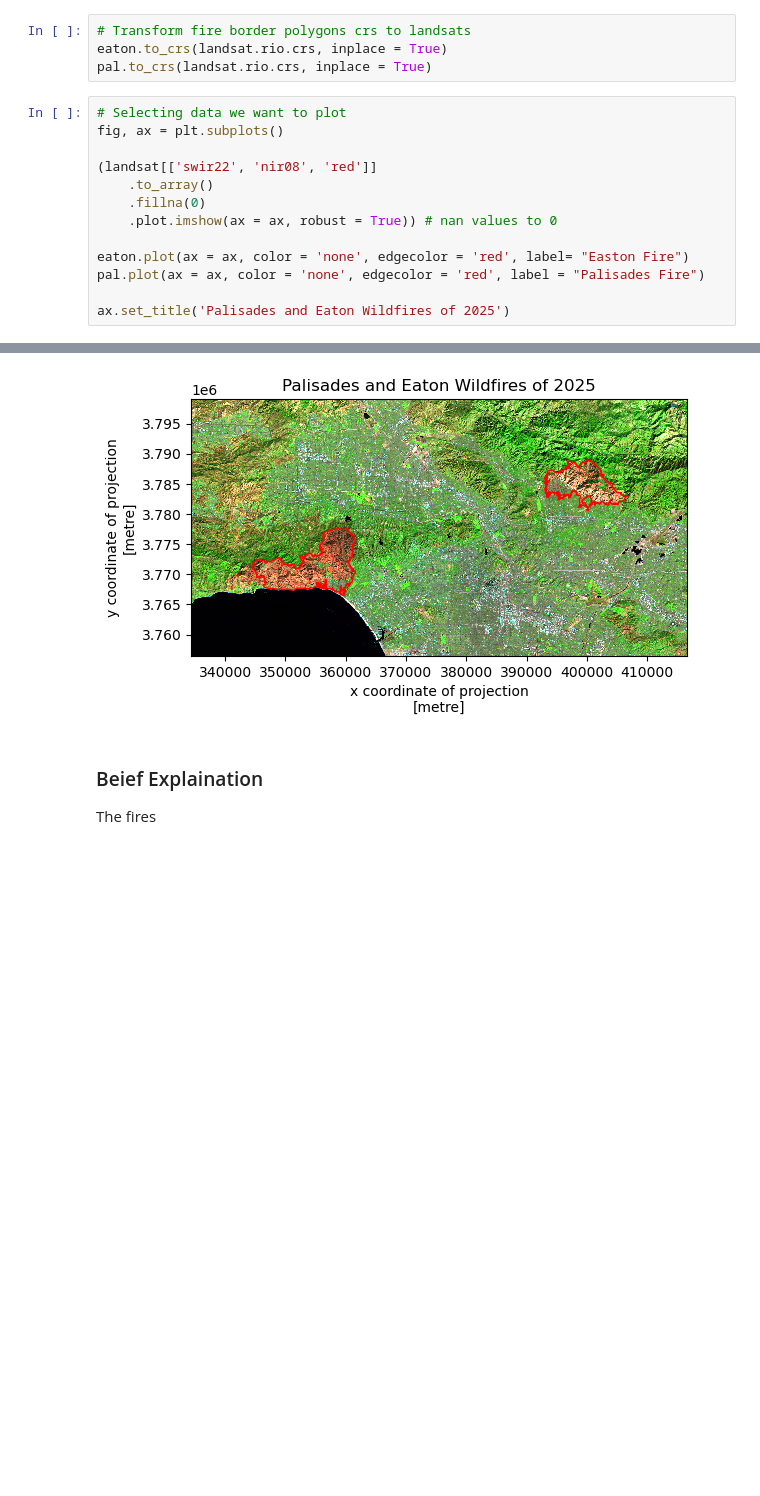
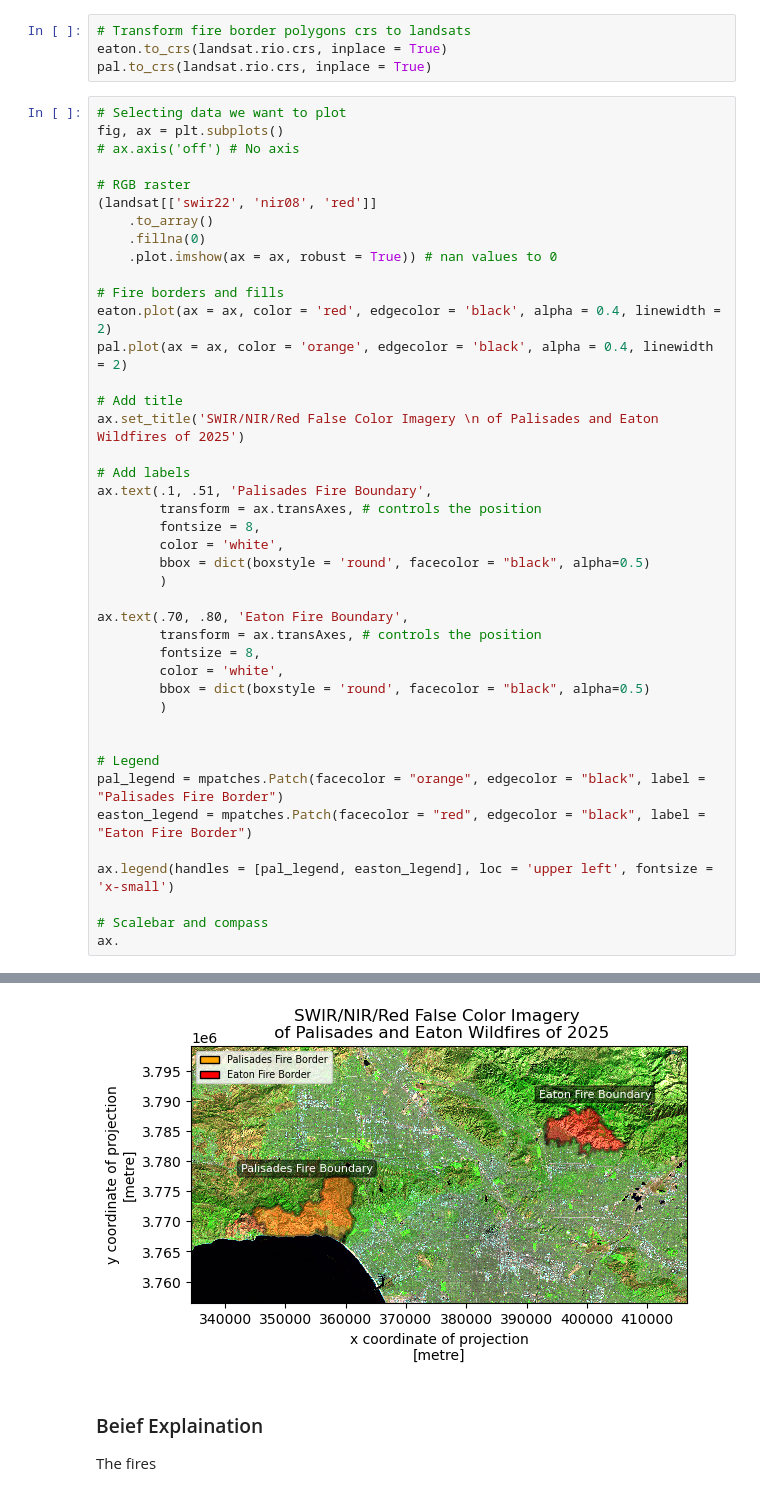
Before and after one commit to meganhessel/eds220-hwk4, a Jupyter notebook: hwk4-task2-false-color-YOURLASTNAME.ipynb, the cells around one changed output, grey strips where cells are left out. Cells and saved outputs as stored; diff of their text form; blank space fills up the shorter version.

Commit message:
Add legend to final map

```diff
--- a/hwk4-task2-false-color-YOURLASTNAME.ipynb
+++ b/hwk4-task2-false-color-YOURLASTNAME.ipynb
@@ -223,14 +224,43 @@ pal.to_crs(landsat.rio.crs, inplace = True)
 # %%
 # Selecting data we want to plot
 fig, ax = plt.subplots()
+# ax.axis('off') # No axis
 
+# RGB raster
 (landsat[['swir22', 'nir08', 'red']]
     .to_array()
     .fillna(0)
     .plot.imshow(ax = ax, robust = True)) # nan values to 0
 
-eaton.plot(ax = ax, color = 'none', edgecolor = 'red', label= "Easton Fire")
-pal.plot(ax = ax, color = 'none', edgecolor = 'red', label = "Palisades Fire")
+# Fire borders and fills
+eaton.plot(ax = ax, color = 'red', edgecolor = 'black', alpha = 0.4, linewidth = 2)
+pal.plot(ax = ax, color = 'orange', edgecolor = 'black', alpha = 0.4, linewidth = 2)
 
-ax.set_title('Palisades and Eaton Wildfires of 2025')
+# Add title
+ax.set_title('SWIR/NIR/Red False Color Imagery \n of Palisades and Eaton Wildfires of 2025')
+
+# Add labels
+ax.text(.1, .51, 'Palisades Fire Boundary',
+        transform = ax.transAxes, # controls the position
+        fontsize = 8,
+        color = 'white',
+        bbox = dict(boxstyle = 'round', facecolor = "black", alpha=0.5)
+        )
+
+ax.text(.70, .80, 'Eaton Fire Boundary',
+        transform = ax.transAxes, # controls the position
+        fontsize = 8,
+        color = 'white',
+        bbox = dict(boxstyle = 'round', facecolor = "black", alpha=0.5)
+        )
+
+
+# Legend
+pal_legend = mpatches.Patch(facecolor = "orange", edgecolor = "black", label = "Palisades Fire Border")
+easton_legend = mpatches.Patch(facecolor = "red", edgecolor = "black", label = "Eaton Fire Border")
+
+ax.legend(handles = [pal_legend, easton_legend], loc = 'upper left', fontsize = 'x-small')
+
+# Scalebar and compass
+ax.
 # %% [output]
@@ -238,4 +268,4 @@ Text(0.5, 1.0, 'Palisades and Eaton Wildfires of 2025')
-[figure, old version]
+[figure, new version]
 # %% [markdown]
 ### Beief Explaination
 
```
Also changed, not shown: parts of 3 cells of this notebook.
